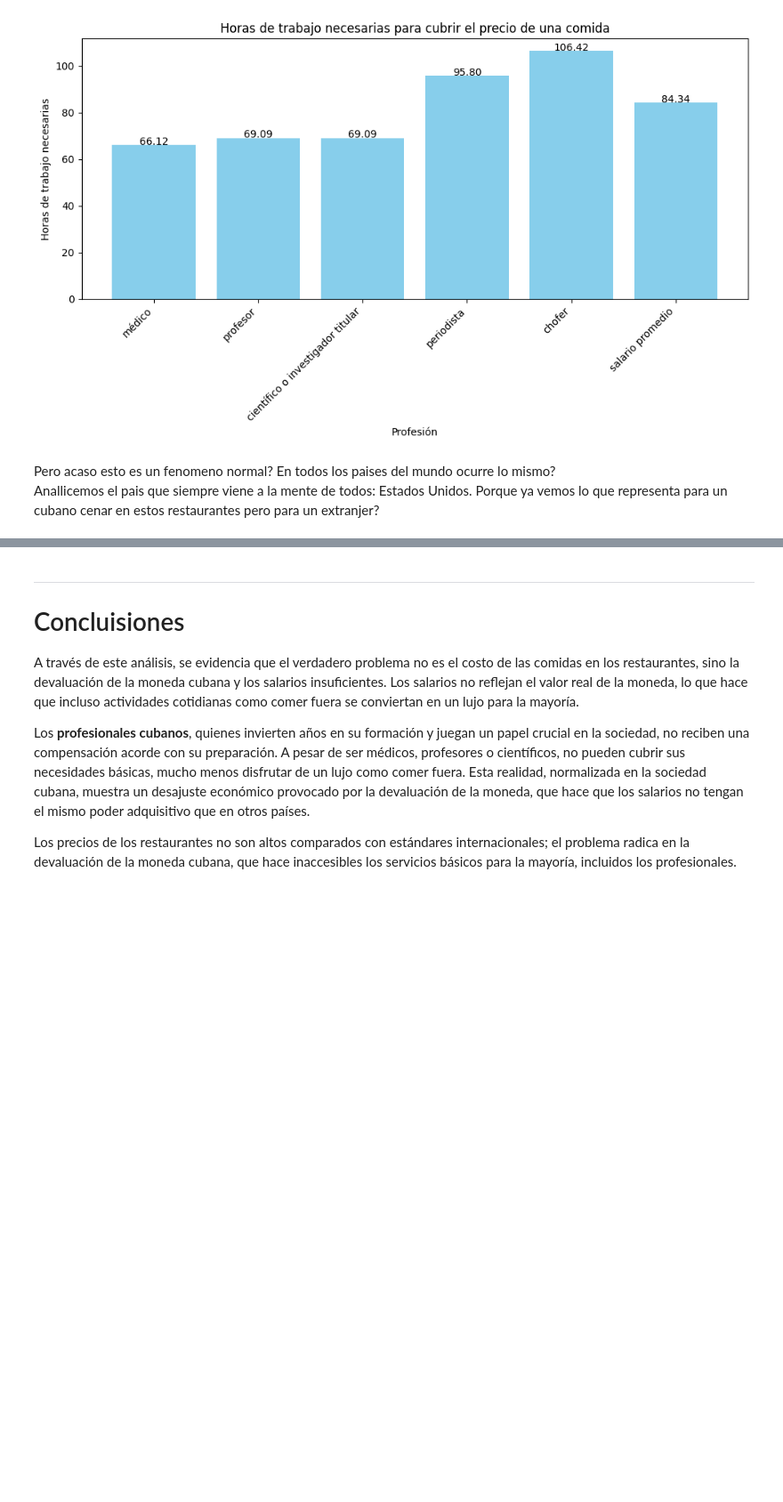
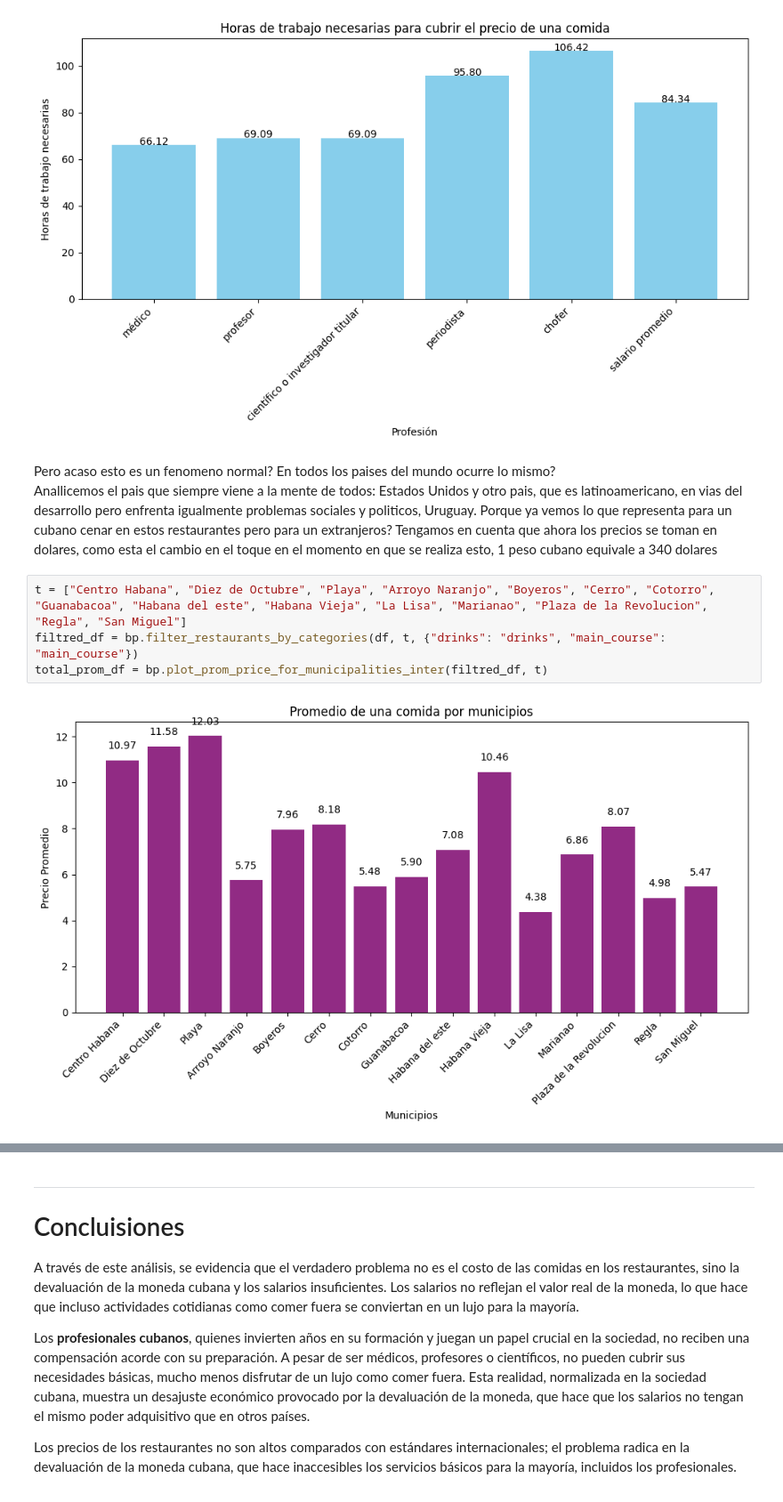
Before and after one commit to angie-rosquet/PROYECTEO-PRO-ICD, a Jupyter notebook: Un_Lujo_Para_El_Paladar.ipynb, the cells around one changed output, grey strips where cells are left out. Shown at 89% size. Cells and saved outputs as stored; diff of their text form; blank space fills up the shorter version.

```diff
--- a/Un_Lujo_Para_El_Paladar.ipynb
+++ b/Un_Lujo_Para_El_Paladar.ipynb
@@ -500,4 +500,10 @@ bp.plot_working_hours_by_profession(bp.dic_generator(bp.json_salary_cuba), total
 [figure]
 # %% [markdown]
 Pero acaso esto es un fenomeno normal? En todos los paises del mundo ocurre lo mismo?
-Anallicemos el pais que siempre viene a la mente de todos: Estados Unidos. Porque ya vemos lo que representa para un cubano cenar en estos restaurantes pero para un extranjer?
+Anallicemos el pais que siempre viene a la mente de todos: Estados Unidos y otro pais, que es latinoamericano, en vias del desarrollo pero enfrenta igualmente problemas sociales y politicos, Uruguay. Porque ya vemos lo que representa para un cubano cenar en estos restaurantes pero para un extranjeros? Tengamos en cuenta que ahora los precios se toman en dolares, como esta el cambio en el toque en el momento en que se realiza esto, 1 peso cubano equivale a 340 dolares
+# %%
+t = ["Centro Habana", "Diez de Octubre", "Playa", "Arroyo Naranjo", "Boyeros", "Cerro", "Cotorro", "Guanabacoa", "Habana del este", "Habana Vieja", "La Lisa", "Marianao", "Plaza de la Revolucion", "Regla", "San Miguel"]
+filtred_df = bp.filter_restaurants_by_categories(df, t, {"drinks": "drinks", "main_course": "main_course"})
+total_prom_df = bp.plot_prom_price_for_municipalities_inter(filtred_df, t)
+# %% [output]
+[figure, added]
```
Also changed, not shown: parts of 8 cells of this notebook, 2 other files.
